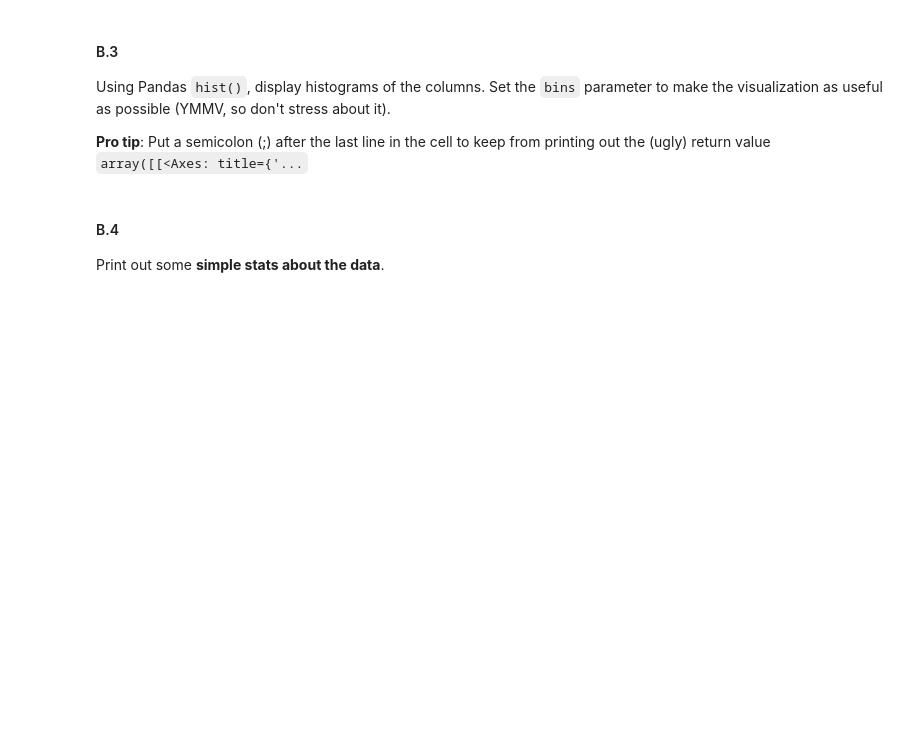
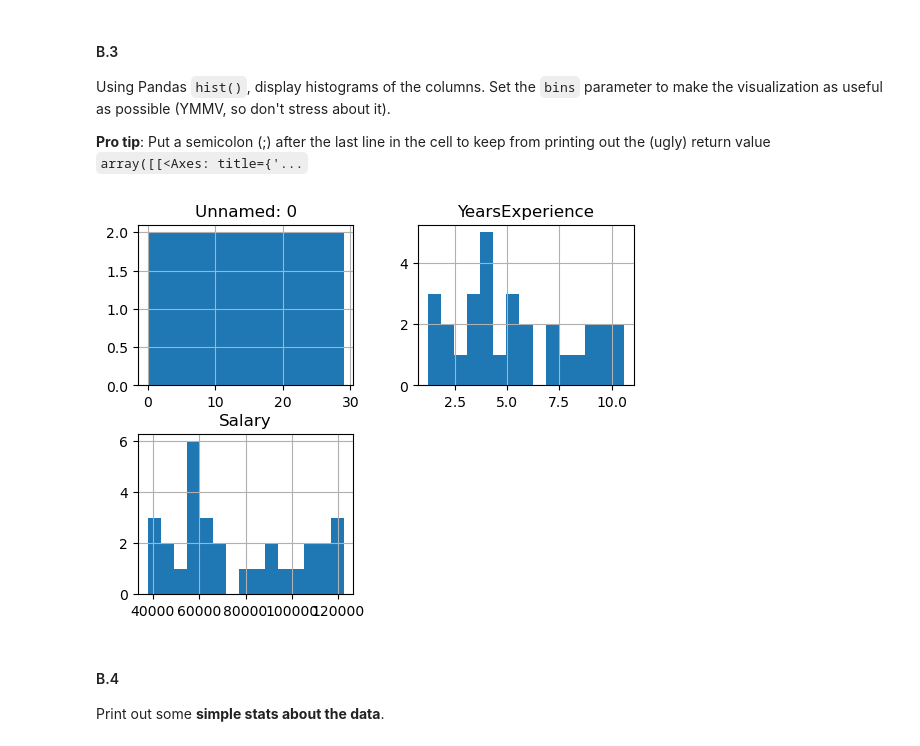
Before and after one commit to keshleem/dx603-homework1, a Jupyter notebook: Homework_01.ipynb, the cells around one changed output. Drawn from its saved outputs; the diff is of its cells as text; code cells hidden in the pictures; blank space fills up the shorter version.

```diff
--- a/Homework_01.ipynb
+++ b/Homework_01.ipynb
@@ -117,6 +138,9 @@ Using Pandas `hist()`, display histograms of the columns.  Set the `bins` parame
 the (ugly) return value `array([[<Axes: title={'...`
 # %%
 # Your code here
+salary_data_raw.hist(bins=15);
+# %% [output]
+[figure, added]
 # %% [markdown]
 #### B.4
 
```
Also changed, not shown: parts of 11 cells of this notebook.
